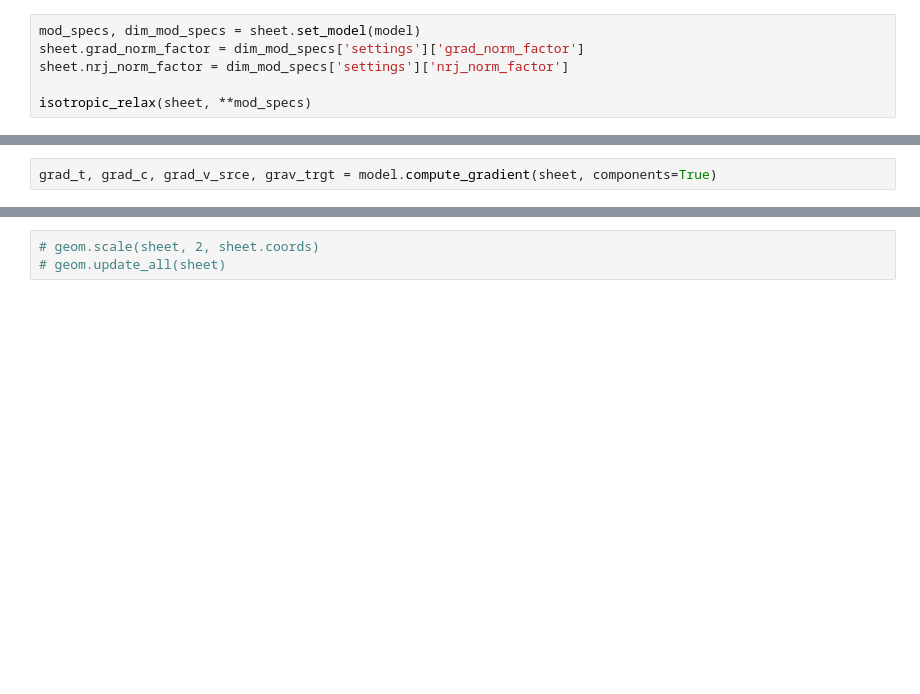
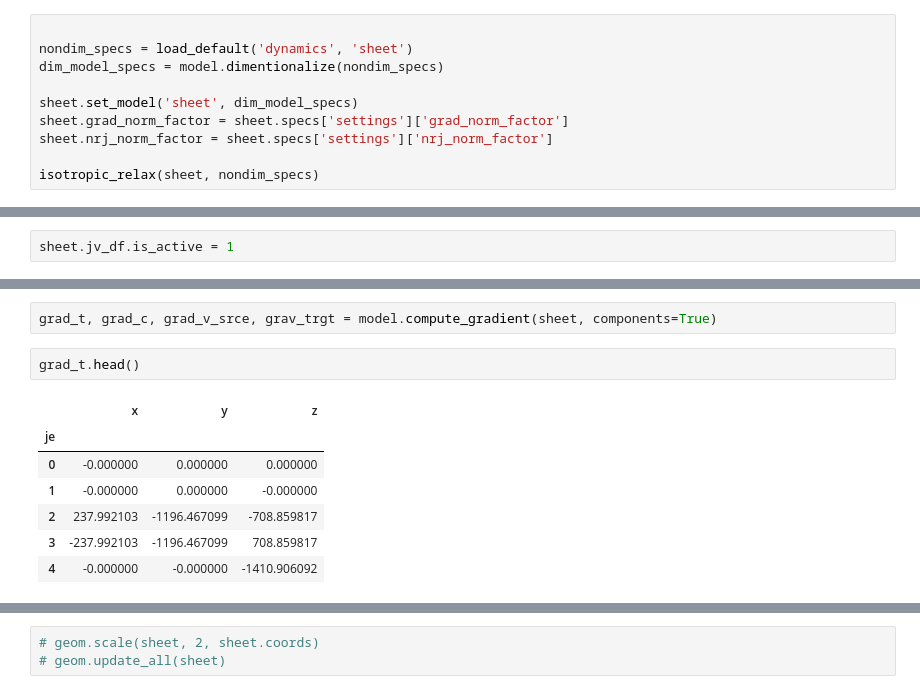
Before and after one commit to DamCB/tyssue, a Jupyter notebook: notebooks/dynamics/Energy minimization.ipynb, the cells around one changed output, grey strips where cells are left out. Cells and saved outputs as stored; diff of their text form; blank space fills up the shorter version.

```diff
--- a/notebooks/dynamics/Energy minimization.ipynb
+++ b/notebooks/dynamics/Energy minimization.ipynb
@@ -67,8 +69,12 @@ sheet.face_df.describe()
 we define the adimentional contractility $\bar\Gamma = \Gamma/K_vA_0h_0^2$ and line tension
 $\bar\Lambda = \Lambda /K_v (A_0^{3/2}h_0^2)$, where $h_0$ is such that $V_0 = A_0h_0$.
 # %%
-mod_specs, dim_mod_specs = sheet.set_model(model)
-sheet.grad_norm_factor = dim_mod_specs['settings']['grad_norm_factor']
-sheet.nrj_norm_factor = dim_mod_specs['settings']['nrj_norm_factor']
 
-isotropic_relax(sheet, **mod_specs)
+nondim_specs = load_default('dynamics', 'sheet')
+dim_model_specs = model.dimentionalize(nondim_specs)
+
+sheet.set_model('sheet', dim_model_specs)
+sheet.grad_norm_factor = sheet.specs['settings']['grad_norm_factor']
+sheet.nrj_norm_factor = sheet.specs['settings']['nrj_norm_factor']
+
+isotropic_relax(sheet, nondim_specs)
@@ -121,3 +138,5 @@ sheet.face_df.head()
 | 2 | 16.239088 | -4.072821e+00 | 5.251365 | 1 | 18.865118 | 2.175186e+00 | 2 | -3.246161 | 0.607705 | 167.256759 | ... |
 | 3 | 16.239088 | -3.700743e-17 | 5.684036 | 1 | 18.865118 | 7.401487e-16 | 3 | -3.246161 | 0.607705 | 167.256759 | ... |
 | 4 | 16.239088 | 4.072821e+00 | 5.251365 | 1 | 18.865118 | 2.175186e+00 | 4 | -3.246161 | 0.607705 | 167.256759 | ... |
+# %%
+sheet.jv_df.is_active = 1
@@ -163,3 +187,13 @@ sheet.je_df.head()
 | 4 | 0.000000 | 0.000000 | 2.715214 | 2.715214 | 57 | 62 | 1 | 6.221837e+00 | 4.125334e-01 | -0.000000 | 3.117749e+00 | ... |
 # %%
 grad_t, grad_c, grad_v_srce, grav_trgt = model.compute_gradient(sheet, components=True)
+# %%
+grad_t.head()
+# %% [output]
+|  | x | y | z |
+| je |  |  |  |
+| 0 | -0.000000 | 0.000000 | 0.000000 |
+| 1 | -0.000000 | 0.000000 | -0.000000 |
+| 2 | 237.992103 | -1196.467099 | -708.859817 |
+| 3 | -237.992103 | -1196.467099 | 708.859817 |
+| 4 | -0.000000 | -0.000000 | -1410.906092 |
```
Also changed, not shown: parts of 13 cells of this notebook, 32 other files.
